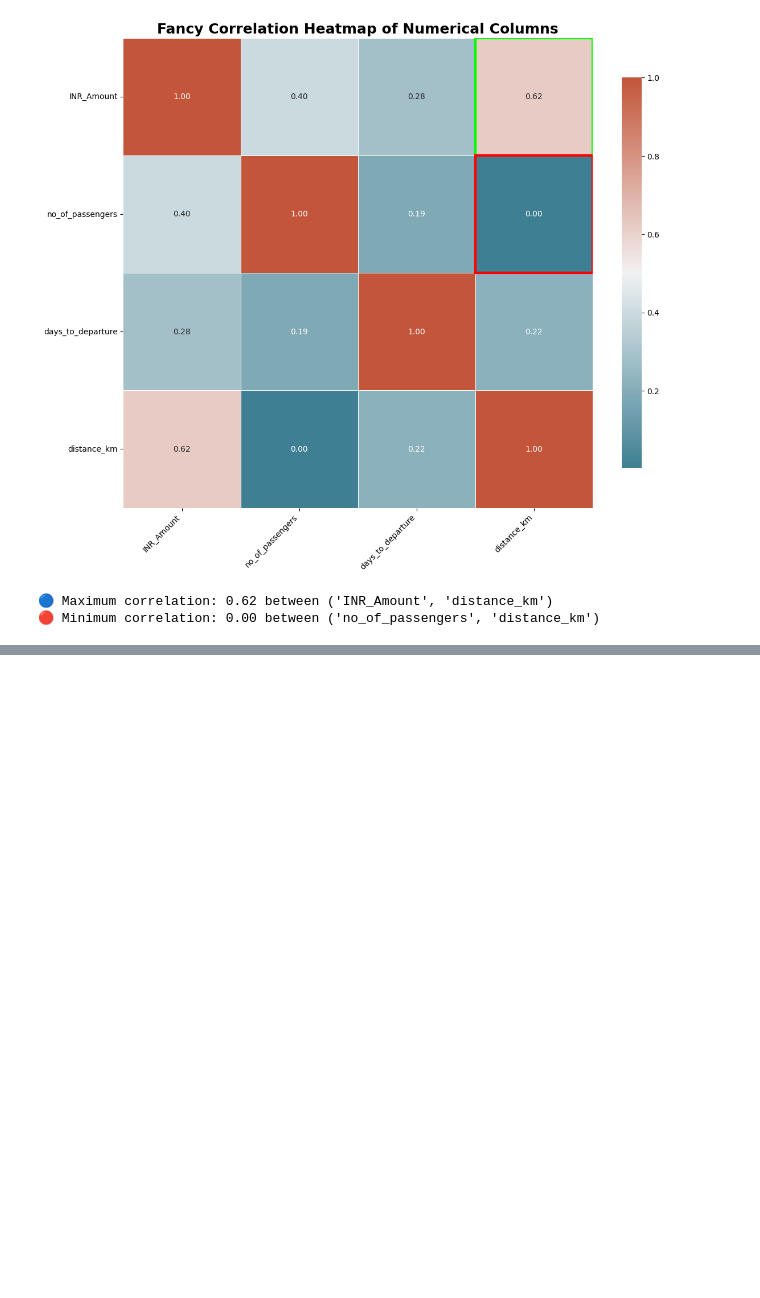
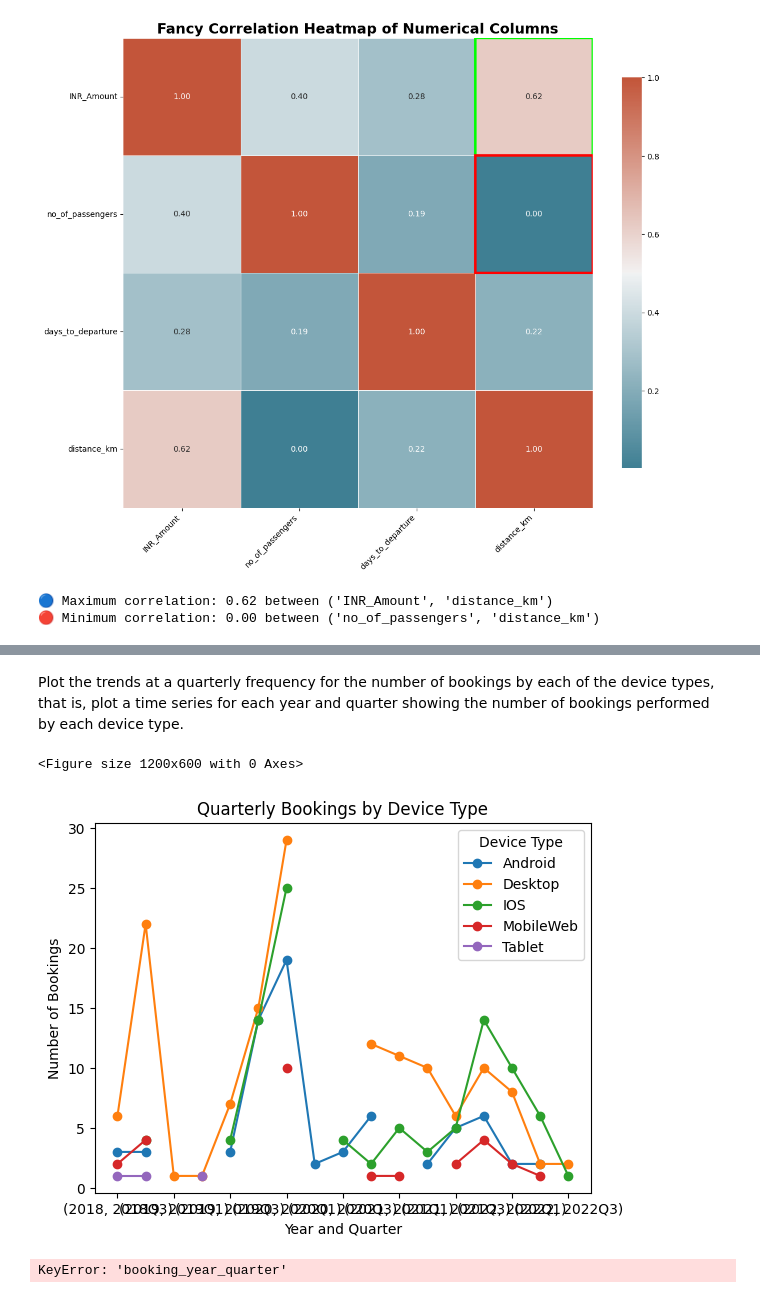
Before and after one commit to Ninja-draw-coder/PythonProjects, a Jupyter notebook: Travel_Aggregator_Analysis.ipynb, the cells around one changed output, grey strips where cells are left out. Saved outputs shown, nothing was run; the diff lists cells and outputs as text; code cells hidden in the pictures; blank space fills up the shorter version.

```diff
--- a/Travel_Aggregator_Analysis.ipynb
+++ b/Travel_Aggregator_Analysis.ipynb
@@ -385,0 +419,49 @@ print(f"🔴 Minimum correlation: {min_corr:.2f} between {min_pair}")
+# %% [markdown]
+Plot the trends at a quarterly frequency for the number of bookings by each of the
+device types, that is, plot a time series for each year and quarter showing the
+number of bookings performed by each device type.
+# %%
+#Plot the trends at a quarterly frequency for the number of bookings by each of the device types, that is, plot a time series for each year and quarter showing the
+#number of bookings performed by each device type.
+import pandas as pd
+import matplotlib.pyplot as plt
+
+# Load the data
+df_bookings = pd.read_csv('Bookings.csv')
+df_bookings['booking_time'] = pd.to_datetime(df_bookings['booking_time'])
+df_bookings['quarter'] = df_bookings['booking_time'].dt.to_period('Q')
+df_bookings['year'] = df_bookings['booking_time'].dt.year
+
+# Group by quarter and device type, then count bookings
+device_type_counts = df_bookings.groupby(['year', 'quarter', 'device_type_used']).size().reset_index(name='count')
+device_type_counts = device_type_counts.pivot_table(index=['year', 'quarter'], columns='device_type_used', values='count')
+plt.figure(figsize=(12, 6))
+device_type_counts.plot(kind='line', marker='o')
+plt.title('Quarterly Bookings by Device Type')
+plt.xlabel('Year and Quarter')
+plt.ylabel('Number of Bookings')
+plt.legend(title='Device Type')
+plt.show()
+# %% [output]
+<Figure size 1200x600 with 0 Axes>
+[figure, added]
+# %%
+ #9) Quarterly trends for bookings by device type
+quarterly_device_bookings = df_bookings.groupby(['booking_year_quarter', 'device_type_used']).size().reset_index(name='bookings')
+
+plt.figure(figsize=(14, 8))
+for device in quarterly_device_bookings['device_type_used'].unique():
+    device_data = quarterly_device_bookings[quarterly_device_bookings['device_type_used'] == device]
+    plt.plot(device_data['booking_year_quarter'], device_data['bookings'], marker='o', label=device)
+
+plt.title('Quarterly Booking Trends by Device Type')
+plt.xlabel('Year-Quarter')
+plt.ylabel('Number of Bookings')
+plt.xticks(rotation=45)
+plt.legend()
+plt.grid(True, linestyle='--', alpha=0.7)
+plt.tight_layout()
+plt.savefig('quarterly_device_trends.png')
+plt.close()
+# %% [output]
+KeyError: 'booking_year_quarter'
```
Also changed, not shown: parts of 3 cells of this notebook.
